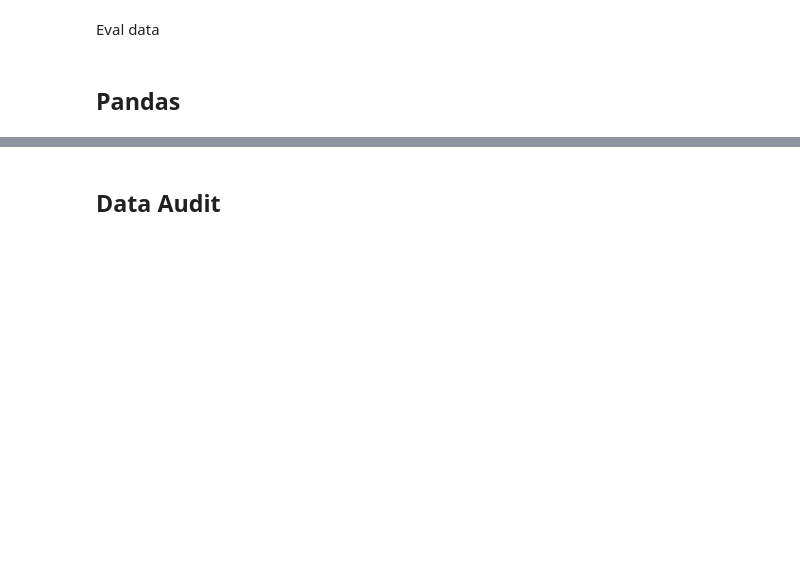
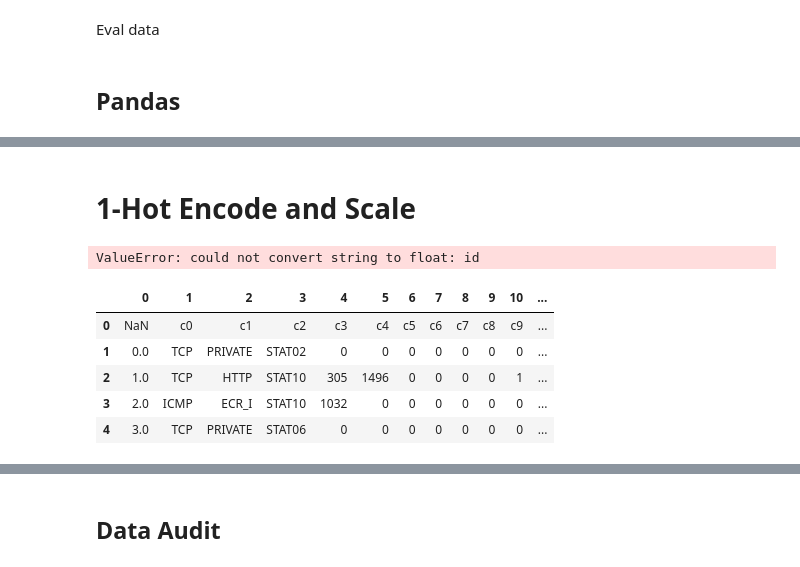
Before and after one commit to reductionista/madlib-site, a Jupyter notebook: community-artifacts/network_anomaly_smote_v1.ipynb, the cells around one changed output, grey strips where cells are left out. Drawn from its saved outputs; the diff is of its cells as text; code cells hidden in the pictures; blank space fills up the shorter version.

```diff
--- a/community-artifacts/network_anomaly_smote_v1.ipynb
+++ b/community-artifacts/network_anomaly_smote_v1.ipynb
@@ -411,0 +479,15 @@ def sampling_strategy(header):
+# %% [markdown]
+# 1-Hot Encode and Scale
+# %%
+training_data_xform = pd.read_csv('/Users/dominovaldano/Dropbox/vbetter/training_data_xform.csv', header=None, dtype=float)
+# %% [output]
+ValueError: could not convert string to float: id
+# %%
+training_data_xform[:5]
+# %% [output]
+|  | 0 | 1 | 2 | 3 | 4 | 5 | 6 | 7 | 8 | 9 | 10 | ... |
+| 0 | NaN | c0 | c1 | c2 | c3 | c4 | c5 | c6 | c7 | c8 | c9 | ... |
+| 1 | 0.0 | TCP | PRIVATE | STAT02 | 0 | 0 | 0 | 0 | 0 | 0 | 0 | ... |
+| 2 | 1.0 | TCP | HTTP | STAT10 | 305 | 1496 | 0 | 0 | 0 | 0 | 1 | ... |
+| 3 | 2.0 | ICMP | ECR_I | STAT10 | 1032 | 0 | 0 | 0 | 0 | 0 | 0 | ... |
+| 4 | 3.0 | TCP | PRIVATE | STAT06 | 0 | 0 | 0 | 0 | 0 | 0 | 0 | ... |
```
Also changed, not shown: parts of 119 cells of this notebook.
